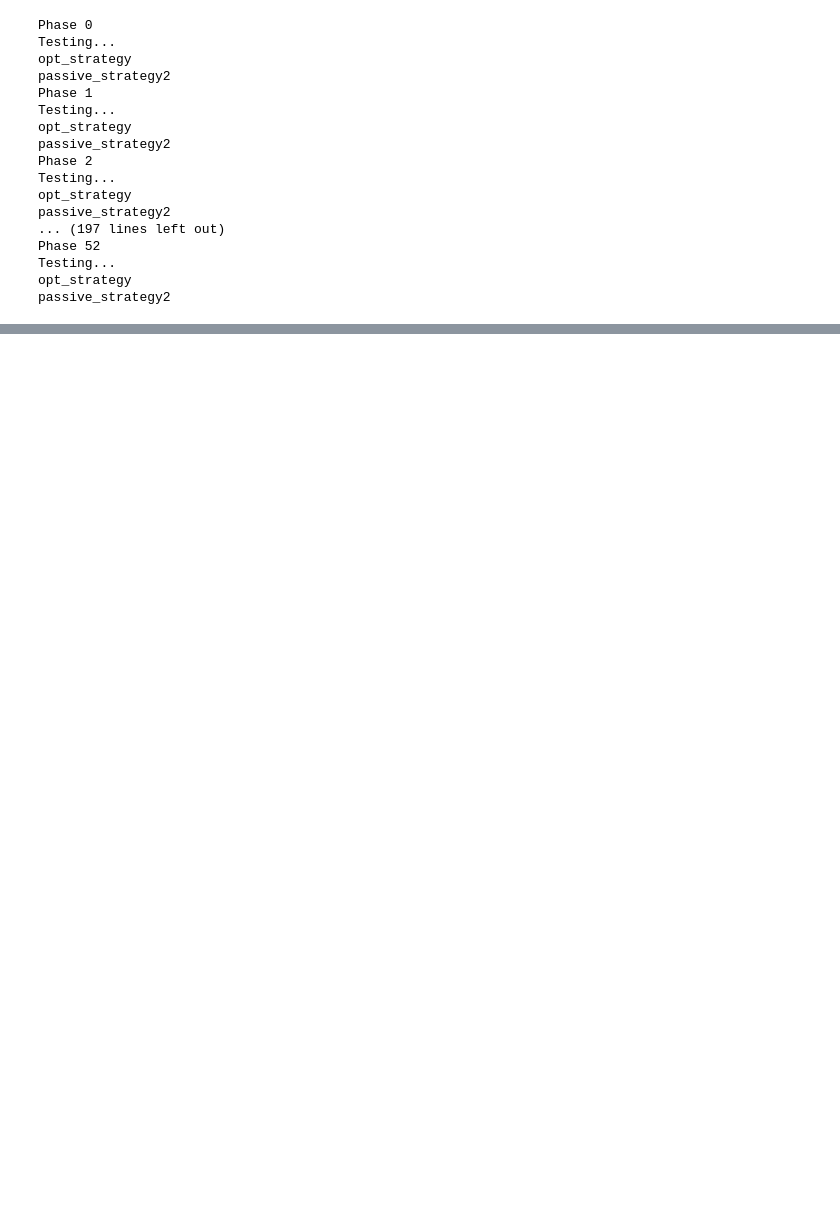
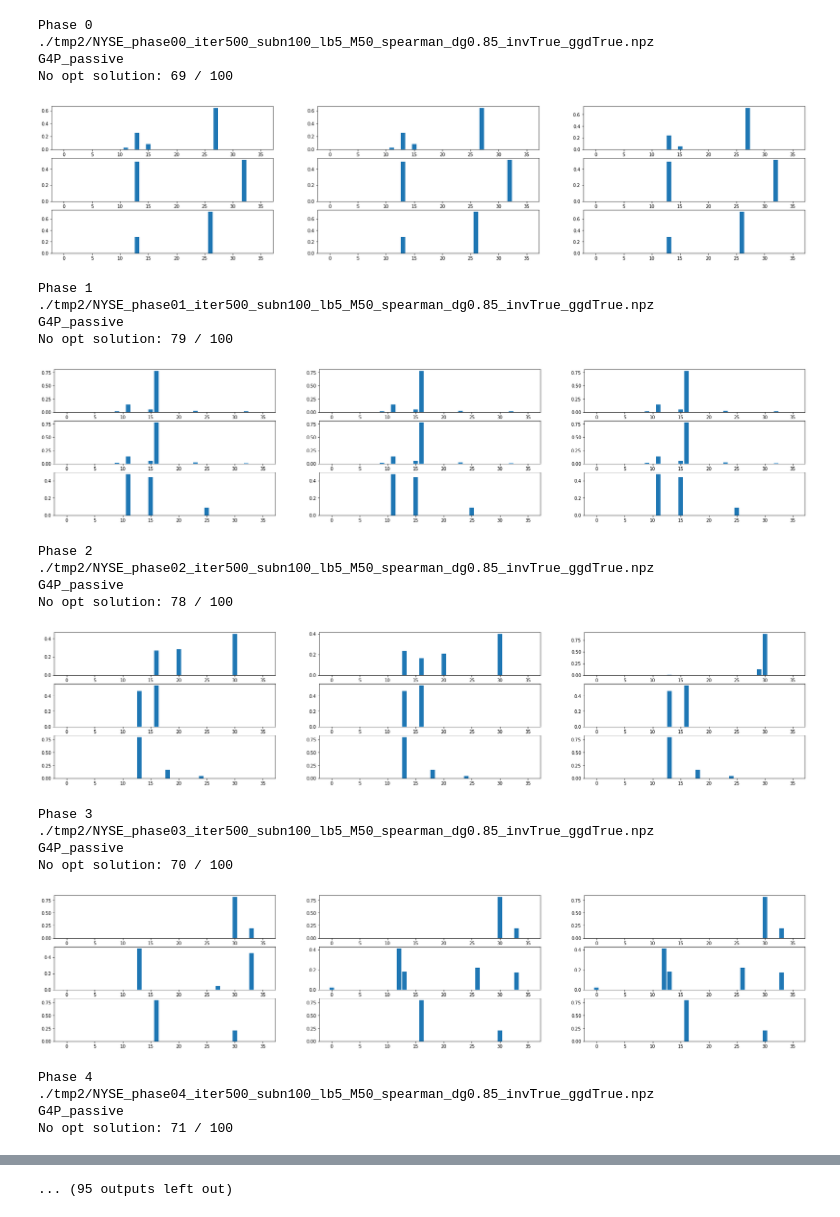
Before and after one commit to naiqili/G4P, a Jupyter notebook: strategy-NYSE.ipynb, the cells around one changed output, grey strips where cells are left out. Cells and saved outputs as stored; diff of their text form; code cells hidden in the pictures; blank space fills up the shorter version.

```diff
--- a/strategy-NYSE.ipynb
+++ b/strategy-NYSE.ipynb
@@ -25,5 +138,8 @@ np.set_printoptions(threshold=np.inf)
 # %%
-def run(paras, strategy_lst, figsize=(10,5), phase_cnt=12):
+def run(paras, strategy_lst, figsize=(10,5), phase_cnt=12, disp=True):
+    if not disp:
+        old_stdout = sys.stdout
+        sys.stdout = open(os.devnull, 'w')
     maxiter, subn, lb, c = paras['maxiter'], paras['subn'], paras['lb'], paras['c']
 
     results = []
@@ -31,30 +147,46 @@ def run(paras, strategy_lst, figsize=(10,5), phase_cnt=12):
     for phs in range(0, phase_cnt):
         print('Phase %d' % phs)
         data_path1 = './stock_data/NYSE_stock_phase%02d_lb%d.npz' % (phs, lb)
-        data = np.load(data_path1, allow_pickle=True)
+        data = np.load(data_path1)
         cov_train, choice = data['cov_train'], data['choice']
-
         if paras['inverse']:
             choice = choice[::-1]
         cov = cov_train[choice[:subn], :][:, choice[:subn]]
 
-        print('Testing...')
         predY0, std_varY0, sample_Y0 = get_res(paras, phs, maxiter, subn, lb)
-
         result_dict = {}
         for strategy in strategy_lst:
             strategy_name = strategy.split('(')[0]
             print(strategy_name)
+#             if phs > 0: # start validation
+#                 if strategy_name=='G4P_passive':
+#                     _eps = valid_G4P_passive(strategy, paras, phs-1)
+#                     paras['passive_eps'] = _eps
+#                     paras['passive_gamma'] = _gamma
+#                 elif strategy_name=='G4P':
+#                     _gamma = valid_G4P(strategy, paras, phs-1)
+#                     paras['gamma'] = _gamma
             rt_v, x_vec = eval(strategy)
-            result_dict[strategy_name] = [rt_v.copy(), x_vec.copy(), [exp(sample_Y0.copy())]]
+            result_dict[strategy_name] = [rt_v.copy(), x_vec.copy(), [sample_Y0.copy()]]
             if strategy_name in concat_result_dict:
                 concat_result_dict[strategy_name][0] += rt_v.copy()
                 concat_result_dict[strategy_name][1] += x_vec.copy()
-                concat_result_dict[strategy_name][2] += [exp(sample_Y0).copy()]
+                concat_result_dict[strategy_name][2] += [sample_Y0.copy()]
             else:
-                concat_result_dict[strategy_name] = [rt_v.copy(), x_vec.copy(), [exp(sample_Y0).copy()]]
+                concat_result_dict[strategy_name] = [rt_v.copy(), x_vec.copy(), [sample_Y0.copy()]]
+            if disp:
+                disp_k = 3
+                fig, axs = plt.subplots(disp_k, disp_k, figsize=(30,6))
+                for i in range(disp_k):
+                    ixv = random.randint(0,len(x_vec)-4)
+                    for j in range(disp_k):
+                        xv = x_vec[ixv+j]
+                        axs[i,j].bar(range(len(xv)),xv)
+                plt.show()
         results.append(result_dict)
 
+    if not disp:
+        sys.stdout = old_stdout
     return results, concat_result_dict
 # %%
 def display(strategy_name, concat_results, paras, figsize=(10,5)):
@@ -127,25 +249,33 @@ strategy_lst = [#'ucb_strategy(0, predY0, std_varY0, sample_Y0)',
 # %%
-paras={'dataset':'NYSE', 'maxiter':5000, 'subn':100, 'lb':5, 'M':10, 'inverse':'True', 'ggd':'True',
-       'c':0.001, 'rf':0.0007, 'opt_gamma':5, 'passive_eps':1.00001, 'passive_gamma':5,
+paras={'dataset':'NYSE', 'maxiter':500, 'subn':100, 'lb':5, 'M':50, 'inverse':'True', 'ggd':'True',
+       'c':0.001, 'rf':0.0007, 'opt_gamma':0.0, 'passive_eps':1.02, 'passive_gamma':0.001,
        'mattype':-2, 'dg':0.85
       }
 
 results, concat_results = run(paras, strategy_lst, phase_cnt=53)
+# plot_cumulative_return_history(concat_results, strategy_lst, figsize=(10,5))
 # %% [output]
 Phase 0
-Testing...
-opt_strategy
-passive_strategy2
-Phase 1
-Testing...
-opt_strategy
-passive_strategy2
-Phase 2
-Testing...
-opt_strategy
-passive_strategy2
-... (197 lines left out)
-Phase 52
-Testing...
-opt_strategy
-passive_strategy2
+./tmp2/NYSE_phase00_iter500_subn100_lb5_M50_spearman_dg0.85_invTrue_ggdTrue.npz
+G4P_passive
+No opt solution: 69 / 100
+[figure, added]
+Phase 1
+./tmp2/NYSE_phase01_iter500_subn100_lb5_M50_spearman_dg0.85_invTrue_ggdTrue.npz
+G4P_passive
+No opt solution: 79 / 100
+[figure, added]
+Phase 2
+./tmp2/NYSE_phase02_iter500_subn100_lb5_M50_spearman_dg0.85_invTrue_ggdTrue.npz
+G4P_passive
+No opt solution: 78 / 100
+[figure, added]
+Phase 3
+./tmp2/NYSE_phase03_iter500_subn100_lb5_M50_spearman_dg0.85_invTrue_ggdTrue.npz
+G4P_passive
+No opt solution: 70 / 100
+[figure, added]
+Phase 4
+./tmp2/NYSE_phase04_iter500_subn100_lb5_M50_spearman_dg0.85_invTrue_ggdTrue.npz
+G4P_passive
+No opt solution: 71 / 100
@@ -152,3 +288,4 @@ passive_strategy2
+... (95 outputs left out)
 # %%
 for strategy in strategy_lst:
     strategy_name = strategy.split('(')[0]
```
Also changed, not shown: parts of 11 cells of this notebook, 34 other files.
